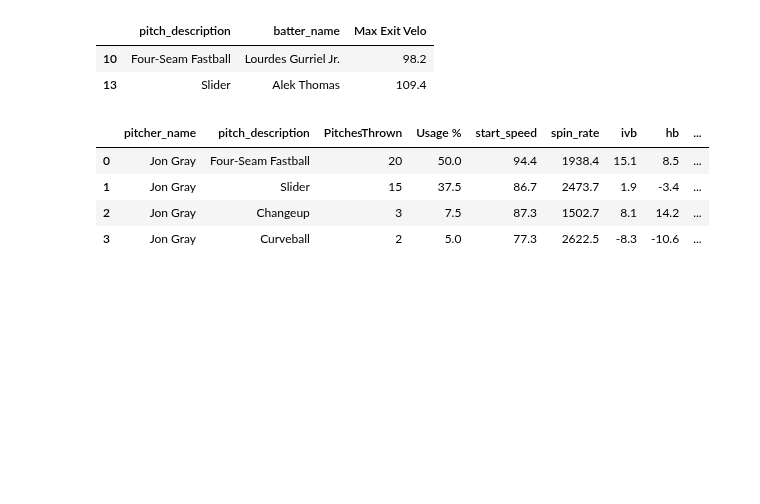
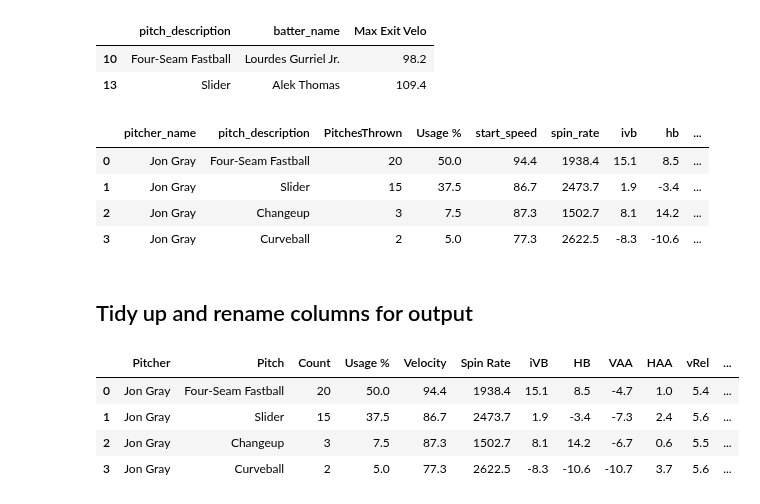
Before and after one commit to CarsonHallford/PitcherData, a Jupyter notebook: MLB_Scraper_Pitcher_Data.ipynb, the cells around one changed output. Drawn from its saved outputs; the diff is of its cells as text; code cells hidden in the pictures; blank space fills up the shorter version.

```diff
--- a/MLB_Scraper_Pitcher_Data.ipynb
+++ b/MLB_Scraper_Pitcher_Data.ipynb
@@ -1060,3 +1029,56 @@ pitch_type_counts
 | 1 | Jon Gray | Slider | 15 | 37.5 | 86.7 | 2473.7 | 1.9 | -3.4 | ... |
 | 2 | Jon Gray | Changeup | 3 | 7.5 | 87.3 | 1502.7 | 8.1 | 14.2 | ... |
 | 3 | Jon Gray | Curveball | 2 | 5.0 | 77.3 | 2622.5 | -8.3 | -10.6 | ... |
+# %% [markdown]
+## Tidy up and rename columns for output
+# %%
+pitch_type_counts = pitch_type_counts[
+    [
+        "pitcher_name",
+        "pitch_description",
+        "PitchesThrown",
+        "Usage %",
+        "start_speed",
+        "spin_rate",
+        "ivb",
+        "hb",
+        "VAA",
+        "HAA",
+        "vRel",
+        "hRel",
+        "Swings",
+        "Whiffs",
+        "Whiff%",
+        "CS",
+        "CSW%",
+        "Zone%",
+        "Chase%",
+        "Extension",
+        "Max Exit Velo",
+        "batter_name",
+    ]
+]
+# %%
+pitch_type_counts = pitch_type_counts.copy()
+
+pitch_type_counts.rename(
+    columns={
+        "pitcher_name": "Pitcher",
+        "pitch_description": "Pitch",
+        "PitchesThrown": "Count",
+        "start_speed": "Velocity",
+        "spin_rate": "Spin Rate",
+        "ivb": "iVB",
+        "hb": "HB",
+        "batter_name": "Batter",
+    },
+    inplace=True,
+)
+# %%
+pitch_type_counts
+# %% [output]
+|  | Pitcher | Pitch | Count | Usage % | Velocity | Spin Rate | iVB | HB | VAA | HAA | vRel | ... |
+| 0 | Jon Gray | Four-Seam Fastball | 20 | 50.0 | 94.4 | 1938.4 | 15.1 | 8.5 | -4.7 | 1.0 | 5.4 | ... |
+| 1 | Jon Gray | Slider | 15 | 37.5 | 86.7 | 2473.7 | 1.9 | -3.4 | -7.3 | 2.4 | 5.6 | ... |
+| 2 | Jon Gray | Changeup | 3 | 7.5 | 87.3 | 1502.7 | 8.1 | 14.2 | -6.7 | 0.6 | 5.5 | ... |
+| 3 | Jon Gray | Curveball | 2 | 5.0 | 77.3 | 2622.5 | -8.3 | -10.6 | -10.7 | 3.7 | 5.6 | ... |
```
Also changed, not shown: parts of 7 cells of this notebook.
